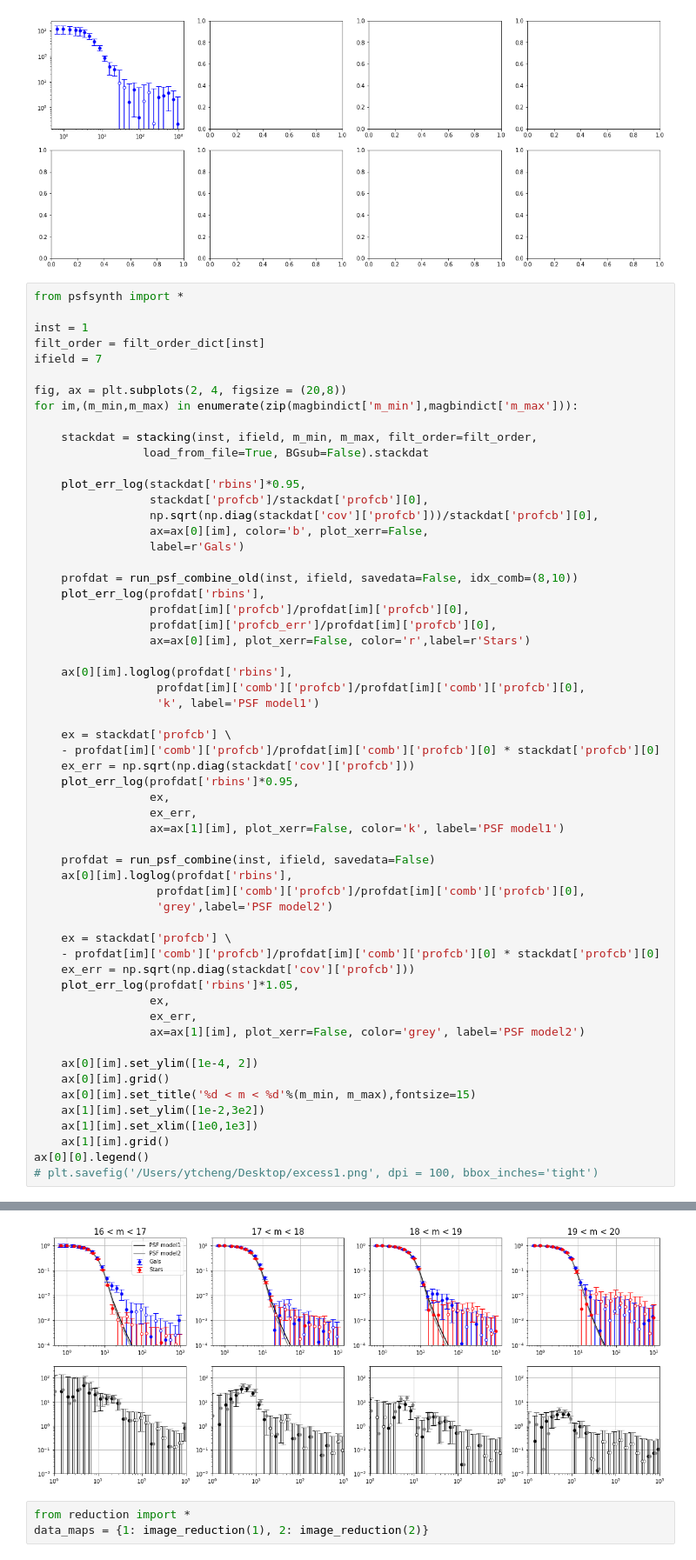
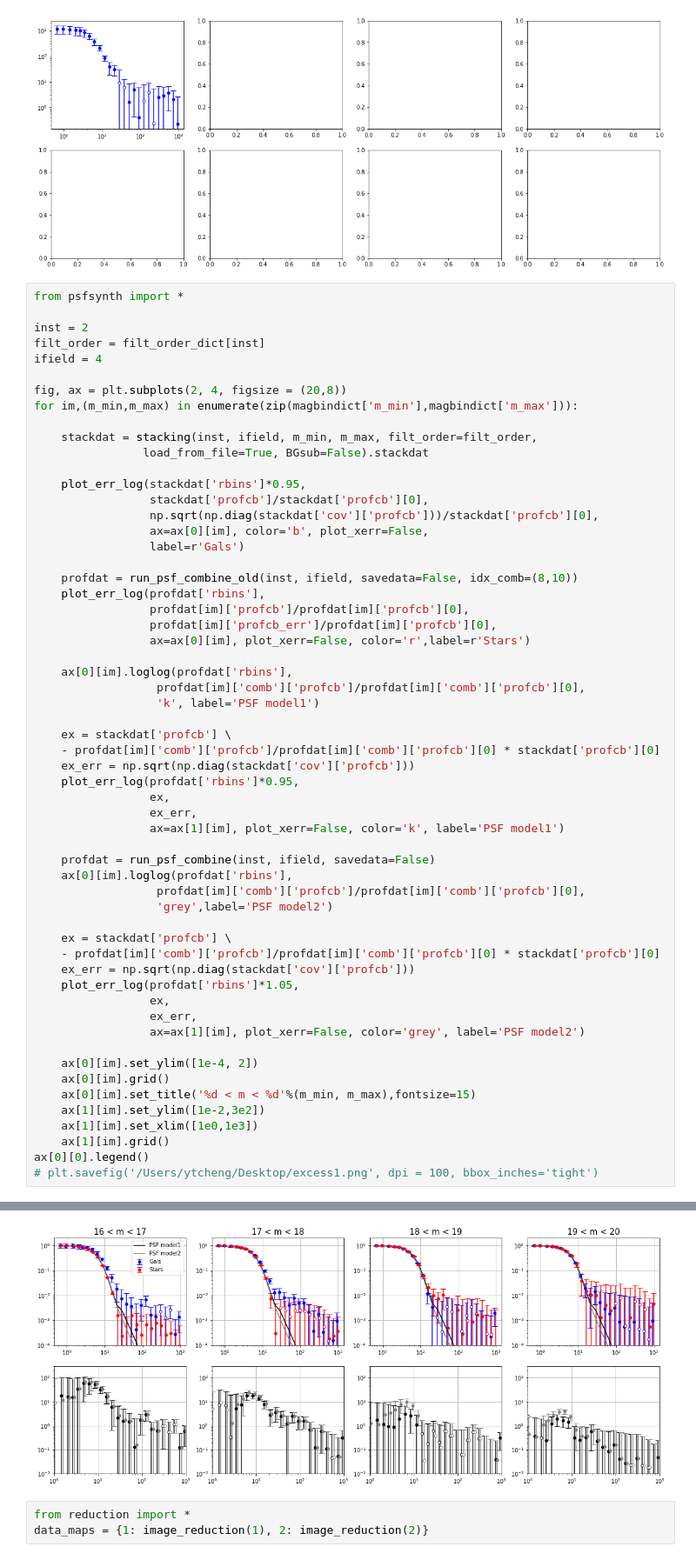
Before and after one commit to yuntingcheng/python_ciber, a Jupyter notebook: stack_modelfit/psf.ipynb, the cells around one changed output, grey strips where cells are left out. Shown at 87% size. Drawn from its saved outputs; the diff is of its cells as text.

```diff
--- a/stack_modelfit/psf.ipynb
+++ b/stack_modelfit/psf.ipynb
@@ -367,9 +367,9 @@ TypeError: run_psf_combine() got an unexpected keyword argument 'idx_comb'
 # %%
 from psfsynth import *
 
-inst = 1
+inst = 2
 filt_order = filt_order_dict[inst]
-ifield = 7
+ifield = 4
 
 fig, ax = plt.subplots(2, 4, figsize = (20,8))
 for im,(m_min,m_max) in enumerate(zip(magbindict['m_min'],magbindict['m_max'])):
@@ -397,34 +397,34 @@ for im,(m_min,m_max) in enumerate(zip(magbindict['m_min'],magbindict['m_max'])):
     - profdat[im]['comb']['profcb']/profdat[im]['comb']['profcb'][0] * stackdat['profcb'][0]
     ex_err = np.sqrt(np.diag(stackdat['cov']['profcb']))
     plot_err_log(profdat['rbins']*0.95,
                  ex,
                  ex_err,
                  ax=ax[1][im], plot_xerr=False, color='k', label='PSF model1')
 
     profdat = run_psf_combine(inst, ifield, savedata=False)
     ax[0][im].loglog(profdat['rbins'],
                   profdat[im]['comb']['profcb']/profdat[im]['comb']['profcb'][0],
                   'grey',label='PSF model2')
 
     ex = stackdat['profcb'] \
     - profdat[im]['comb']['profcb']/profdat[im]['comb']['profcb'][0] * stackdat['profcb'][0]
     ex_err = np.sqrt(np.diag(stackdat['cov']['profcb']))
     plot_err_log(profdat['rbins']*1.05,
                  ex,
                  ex_err,
                  ax=ax[1][im], plot_xerr=False, color='grey', label='PSF model2')
 
     ax[0][im].set_ylim([1e-4, 2])
     ax[0][im].grid()
     ax[0][im].set_title('%d < m < %d'%(m_min, m_max),fontsize=15)
     ax[1][im].set_ylim([1e-2,3e2])
     ax[1][im].set_xlim([1e0,1e3])
     ax[1][im].grid()
 ax[0][0].legend()
 # plt.savefig('/Users/ytcheng/Desktop/excess1.png', dpi = 100, bbox_inches='tight')
 # %% [output]
 <matplotlib.legend.Legend at 0x...>
-[figure, old version]
+[figure, new version]
 # %%
 from reduction import *
 data_maps = {1: image_reduction(1), 2: image_reduction(2)}
```
Also changed, not shown: parts of 3 cells of this notebook, 8 other files.
